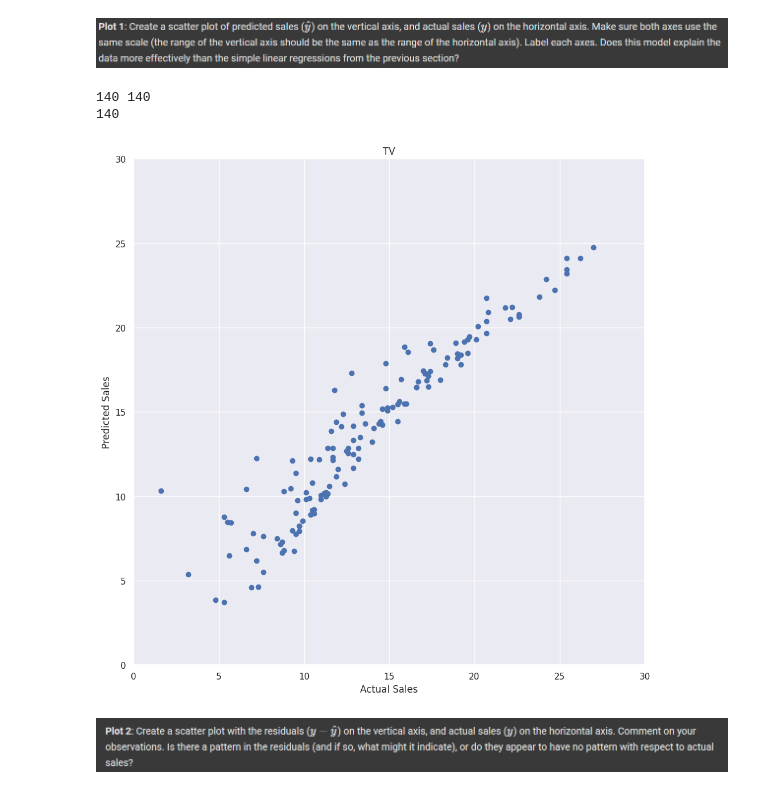
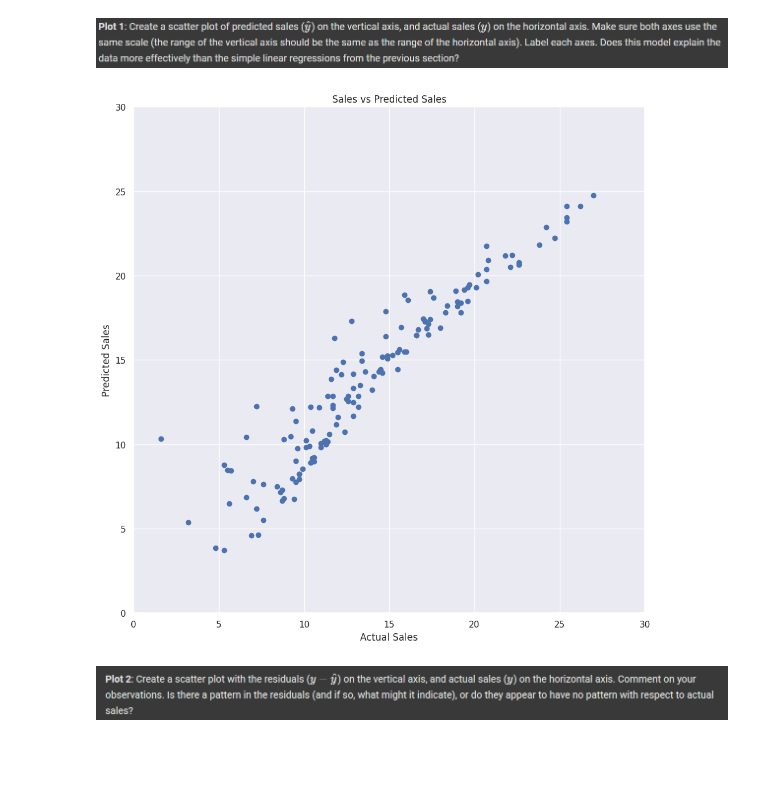
Before and after one commit to ZoeMcFife/5AHITM, a Jupyter notebook: INSY/Colab/#2024-11-28#/linear-regression.ipynb, the cells around one changed output. Drawn from its saved outputs; the diff is of its cells as text; code cells hidden in the pictures; blank space fills up the shorter version.

```diff
--- a/INSY/Colab/#2024-11-28#/linear-regression.ipynb
+++ b/INSY/Colab/#2024-11-28#/linear-regression.ipynb
@@ -415,28 +415,26 @@ Multiple regression MSE:  2.4406300760885373
 # %%
 fig, ax = plt.subplots(figsize=(10, 10))
 
 def plot_predicted_vs_actual(ax, y_true, y_pred, title):
     min_val = 0
     max_val = 30
 
     ax.scatter(y_true, y_pred)
     ax.set_xlabel("Actual Sales")
     ax.set_ylabel("Predicted Sales")
     ax.set_title(title)
     ax.set_xlim(min_val, max_val)
     ax.set_ylim(min_val, max_val)
 
 
-plot_predicted_vs_actual(ax, train['sales'], y_pred_tr_multi, "TV")
+plot_predicted_vs_actual(ax, train['sales'], y_pred_tr_multi, "Sales vs Predicted Sales")
 
 plt.tight_layout()
 plt.show()
 
 # Yes, this model is close to a linear graph, where x = y, so it predicts the data better
 # %% [output]
-140 140
-140
-[figure, old version]
+[figure, new version]
 # %% [markdown]
 ![image.png](embedded-picture-1)
 # %%
```
Also changed, not shown: parts of 2 cells of this notebook.
